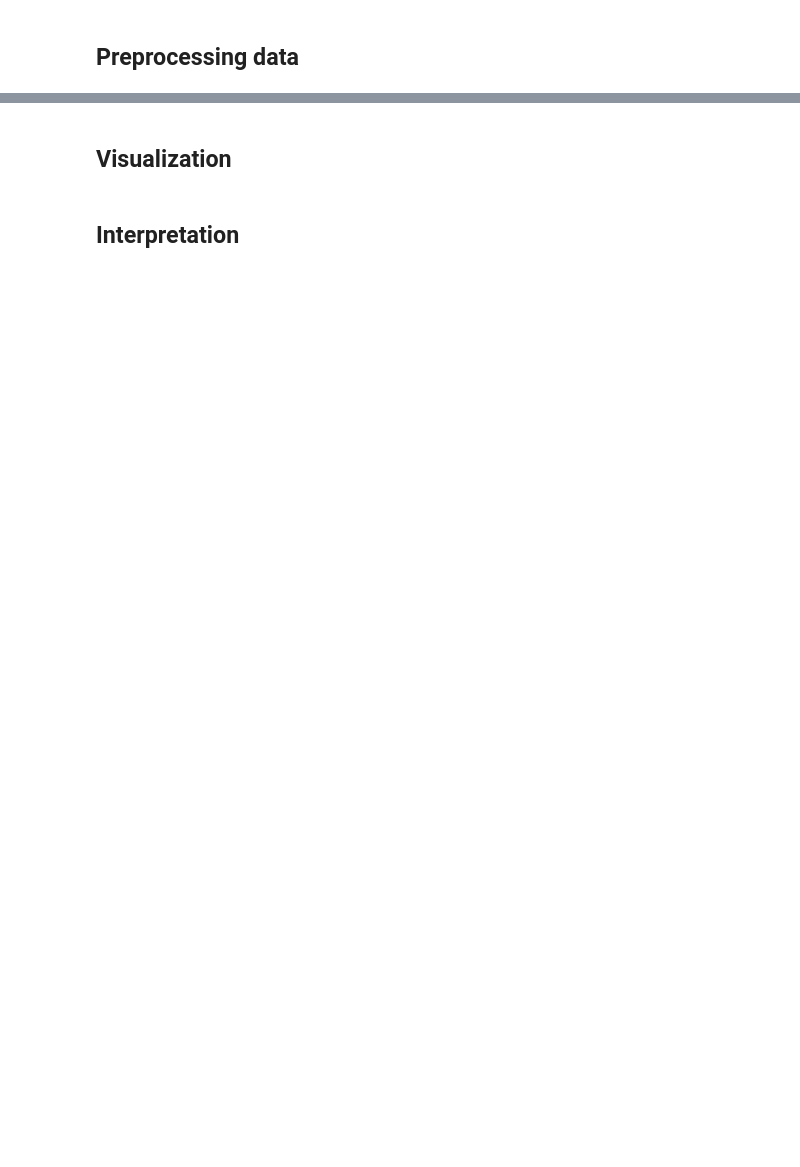
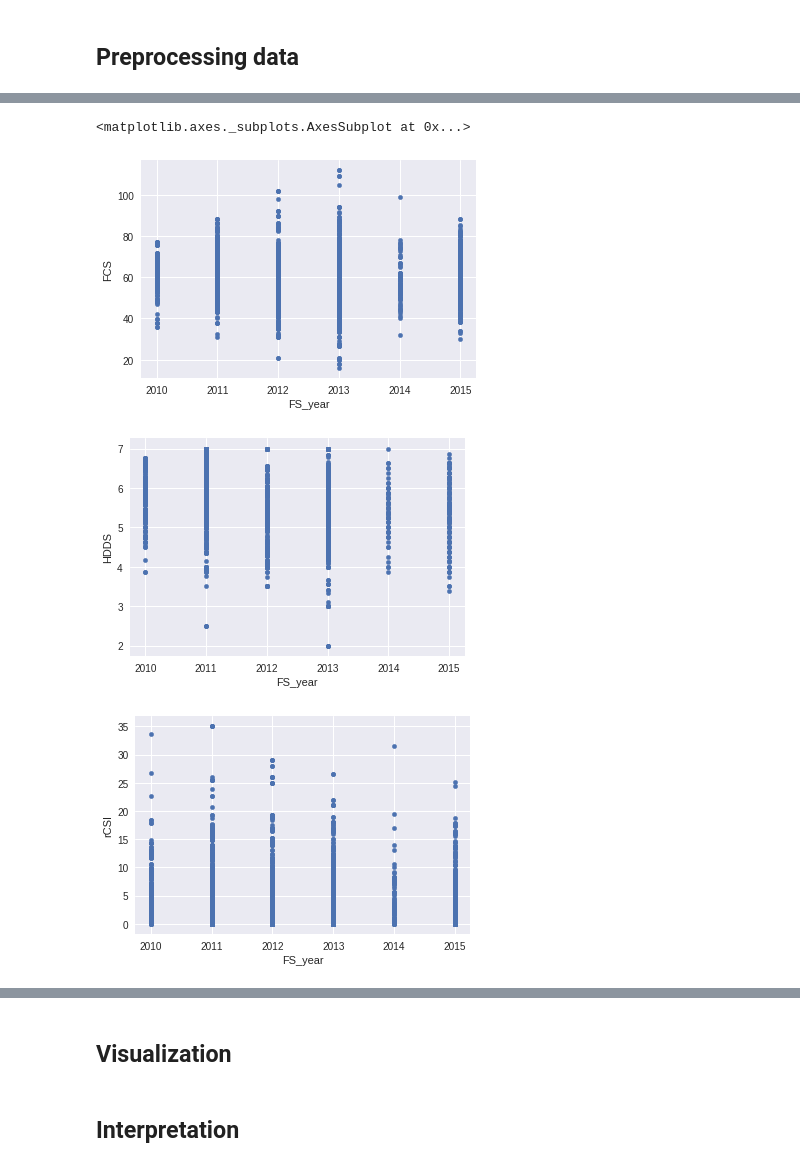
Before and after one commit to zhou100/FoodSecurityPrediction, a Jupyter notebook: PredictFS.ipynb, the cells around one changed output, grey strips where cells are left out. Drawn from its saved outputs; the diff is of its cells as text; code cells hidden in the pictures; blank space fills up the shorter version.

```diff
--- a/PredictFS.ipynb
+++ b/PredictFS.ipynb
@@ -138,0 +59,6 @@ r2_en
+# %%
+# no missing values
+tz_clust = tz_clust.loc[(tz_clust['FCS']!=0) & (tz_clust['HDDS']!=0)]
+tz_hh = tz_hh.loc[(tz_hh['FCS']!=0 )& tz_hh['HDDS']!=0]
+ug_clust = ug_clust.loc[(ug_clust['FCS']!=0) & (ug_clust['HDDS']!=0)]
+ug_hh = ug_hh.loc[(ug_hh['FCS']!=0) & (ug_hh['HDDS']!=0)]
@@ -138,0 +86,11 @@ r2_en
+# %%
+tz_hh["FNID"]= tz_hh["FNID"].str.lstrip('TZ2009L')
+fnid_tz_hh = pd.get_dummies(tz_hh["FNID"],prefix='TZ', drop_first=True)
+tz_hh = pd.concat([tz_hh, fnid_tz_hh], axis=1)
+tz_hh = tz_hh.drop(["FNID"],axis =1)
+
+
+tz_clust["FNID"]= tz_clust["FNID"].str.lstrip('TZ2009L')
+fnid_tz_clust = pd.get_dummies(tz_clust["FNID"],prefix='TZ', drop_first=True)
+tz_clust = pd.concat([tz_clust, fnid_tz_clust], axis=1)
+tz_clust = tz_clust.drop(["FNID"],axis =1)
@@ -138,0 +108,7 @@ r2_en
+# %%
+mw_hh = mw_hh.drop(["ea_id"],axis=1)
+tz_hh = tz_hh.drop(["yearmon"],axis=1)
+tz_clust = tz_clust.drop(["yearmon"],axis=1)
+
+ug_hh = ug_hh.drop(["yearmon"],axis=1)
+ug_clust = ug_clust.drop(["yearmon"],axis=1)
@@ -138,0 +155,9 @@ r2_en
+# %%
+tz_clust.plot.scatter(x='FS_year', y='FCS')
+tz_clust.plot.scatter(x='FS_year', y='HDDS')
+tz_clust.plot.scatter(x='FS_year', y='rCSI')
+# %% [output]
+<matplotlib.axes._subplots.AxesSubplot at 0x...>
+[figure, added]
+[figure, added]
+[figure, added]
```
Also changed, not shown: parts of 65 cells of this notebook.
